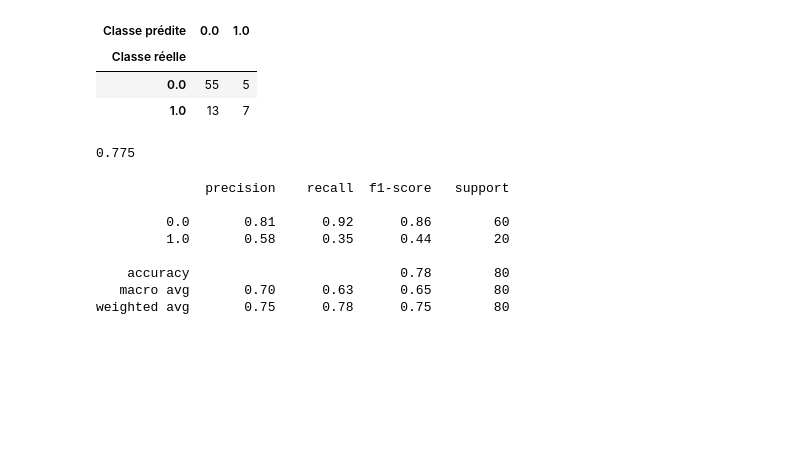
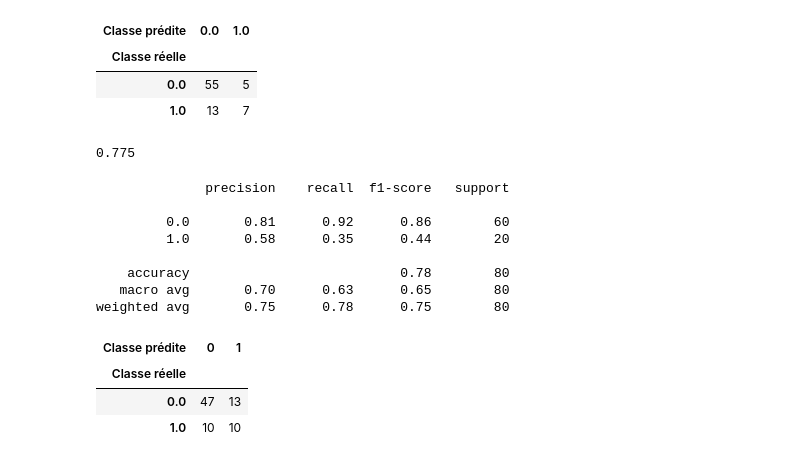
Before and after one commit to Gsasana/ClassificationRgLogistique, a Jupyter notebook: Book.ipynb, the cells around one changed output. Drawn from its saved outputs; the diff is of its cells as text; code cells hidden in the pictures; blank space fills up the shorter version.

```diff
--- a/Book.ipynb
+++ b/Book.ipynb
@@ -174,3 +174,13 @@ print(classification_report(y_test, y_pred))
     accuracy                           0.78        80
    macro avg       0.70      0.63      0.65        80
 weighted avg       0.75      0.78      0.75        80
+# %%
+probs = clf.predict_proba(X_test)
+y_preds = np.where(probs[:,1]>0.4,1,0)
+cm = pd.crosstab(y_test, y_preds, rownames=['Classe réelle'], colnames=['Classe prédite'])
+cm
+# %% [output]
+| Classe prédite | 0 | 1 |
+| Classe réelle |  |  |
+| 0.0 | 47 | 13 |
+| 1.0 | 10 | 10 |
```
